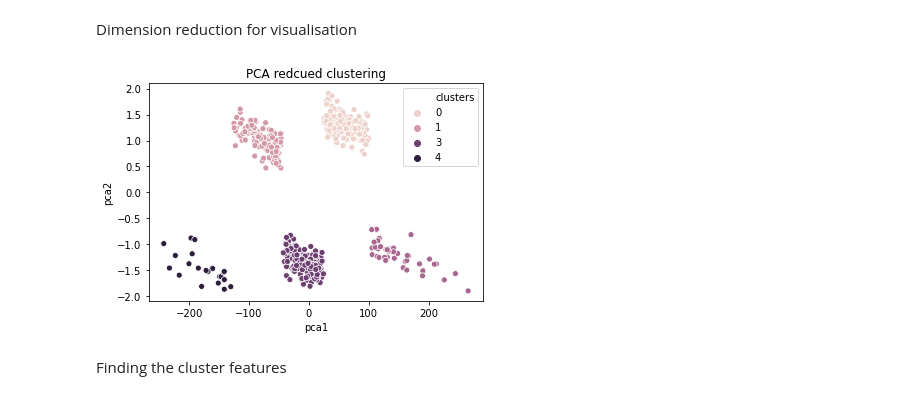
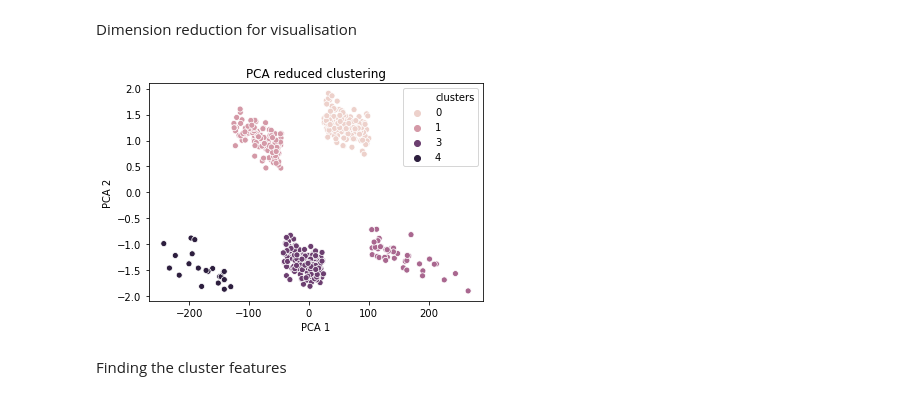
Before and after one commit to JustinSms/Ecommerce_Clustering_2, a Jupyter notebook: Kmeans.ipynb, the cells around one changed output. Saved outputs shown, nothing was run; the diff lists cells and outputs as text; code cells hidden in the pictures.

```diff
--- a/Kmeans.ipynb
+++ b/Kmeans.ipynb
@@ -52,12 +66,14 @@ Dimension reduction for visualisation
 # %%
 reduced_data = PCA(n_components= 2).fit_transform(data_clustering)
 results = pd.DataFrame(reduced_data, columns= ["pca1","pca2"])
 
 sns.scatterplot(x="pca1",y="pca2",hue=data_clustering["clusters"], data=results)
-plt.title('PCA redcued clustering')
+plt.title('PCA reduced clustering')
+plt.ylabel('PCA 2')
+plt.xlabel('PCA 1')
 plt.show()
 # %% [output]
-[figure, old version]
+[figure, new version]
 # %% [markdown]
 Finding the cluster features
 # %%
```
Also changed, not shown: parts of 9 cells of this notebook.
